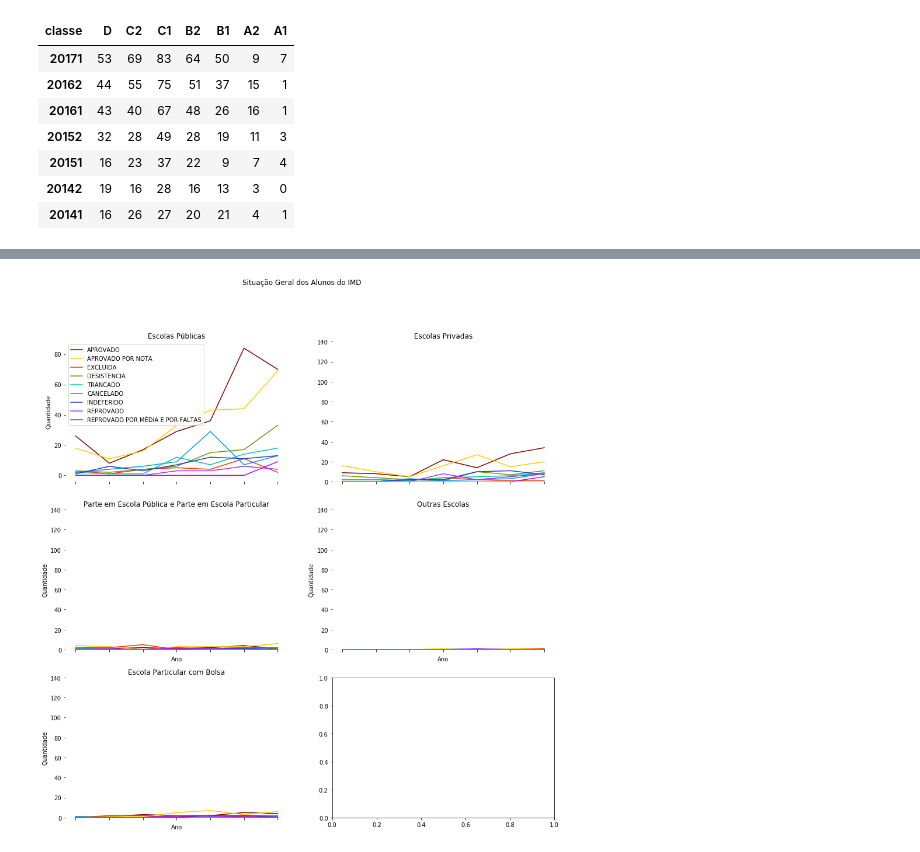
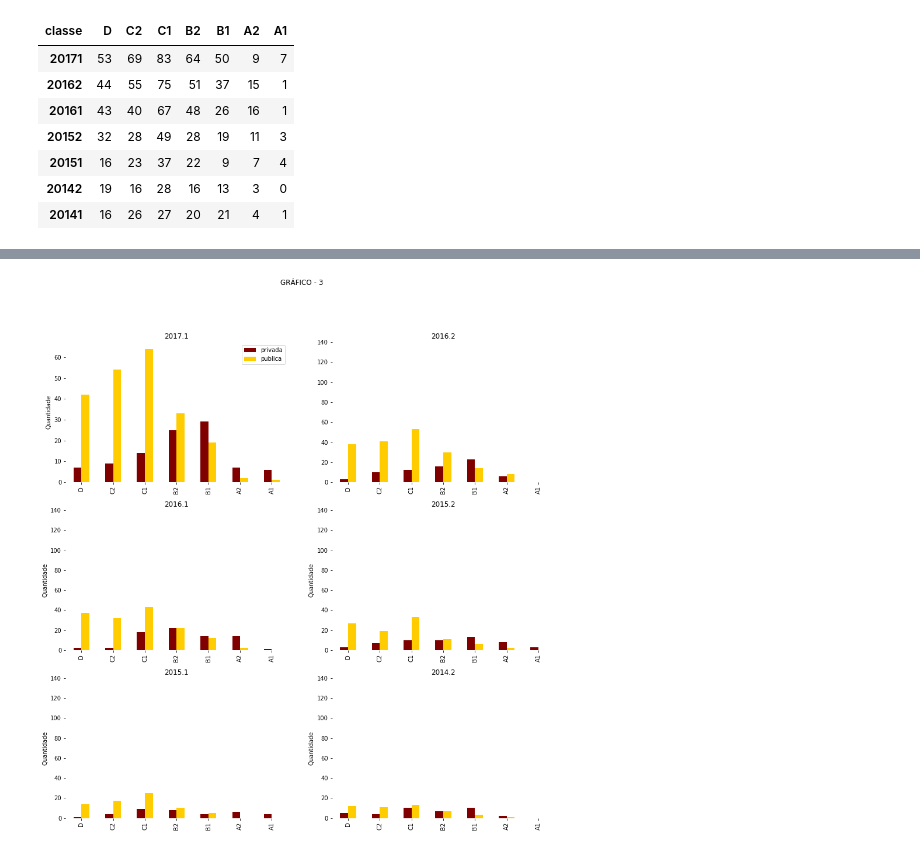
Before and after one commit to lucasgmpaiva/Analise_Dados_UFRN, a Jupyter notebook: UFRN Data Analysis.ipynb, the cells around one changed output, grey strips where cells are left out. Saved outputs shown, nothing was run; the diff lists cells and outputs as text; code cells hidden in the pictures.

```diff
--- a/UFRN Data Analysis.ipynb
+++ b/UFRN Data Analysis.ipynb
@@ -779,6 +738,5 @@ plt.show()
 # %%
 fig_situacao, axies = plt.subplots( ncols=2, nrows=3, figsize=(15,15))
-
 #Cores
 cor1 = (128/255,0/255,0/255)
 cor2 = (255/255,204/255,0/255)
@@ -787,60 +745,56 @@ cor4 = (102/255,153/255,0/255)
 cor5 = (0/255,204/255,153/255)
 cor6 = (0/255,153/255,255/255)
 cor7 = (51/255,51/255,204/255)
 cor8 = (153/255,51/255,255/255)
 cor9 = (204/255,0/255,204/255)
-
 def cleanPosicoes():
     posicoes = ['left','right','bottom', 'top']
     for i in range(0,4):
         ax.spines[posicoes[i]].set_visible(False)
-
-ax = all_public_school.plot( kind='line', x ='index', y = ['APROVADO', 'APROVADO POR NOTA','EXCLUIDA','DESISTENCIA', 'TRANCADO', 'CANCELADO', 'INDEFERIDO','REPROVADO', 'REPROVADO POR MÉDIA E POR FALTAS'],
+ax = dados_escola_2017_1_classe.plot( kind='bar', x ='classe', y = ['privada','publica'],
               color=[cor1,cor2,cor3,cor4,cor5,cor6,cor7,cor8,cor9],
-              title='Escolas Públicas', ax = axies[0,0])
+              title='2017.1', ax = axies[0,0])
+ax.set_xlabel("")
+ax.set_ylabel("Quantidade")
+cleanPosicoes()
+ax = dados_escola_2016_2_classe.plot( kind='bar', x ='classe', y = ['privada','publica'],
+              color=[cor1,cor2,cor3,cor4,cor5,cor6,cor7,cor8,cor9],
+              title='2016.2', ax = axies[0,1], legend= False)
+ax.set_xlabel("")
+ax.set_ylim([0, 140])
+cleanPosicoes()
+ax = dados_escola_2016_1_classe.plot( kind='bar', x ='classe', y = ['privada','publica'],
+              color=[cor1,cor2,cor3,cor4,cor5,cor6,cor7,cor8,cor9],
+              title='2016.1', ax = axies[1,0], legend= False)
 
 ax.set_xlabel("")
 ax.set_ylabel("Quantidade")
-cleanPosicoes()
-
-
-ax = all_private_school.plot( kind='line', x ='index', y = ['APROVADO', 'APROVADO POR NOTA','EXCLUIDA','DESISTENCIA', 'TRANCADO', 'CANCELADO', 'INDEFERIDO','REPROVADO', 'REPROVADO POR MÉDIA E POR FALTAS'],
-              color=[cor1,cor2,cor3,cor4,cor5,cor6,cor7,cor8,cor9],
-              title='Escolas Privadas', ax = axies[0,1], legend= False)
-
-ax.set_xlabel("")
 ax.set_ylim([0, 140])
 cleanPosicoes()
-
-ax = middle_school.plot( kind='line', x ='index', y = ['APROVADO', 'APROVADO POR NOTA','EXCLUIDA','DESISTENCIA', 'TRANCADO', 'CANCELADO', 'INDEFERIDO','REPROVADO', 'REPROVADO POR MÉDIA E POR FALTAS'],
+ax = dados_escola_2015_2_classe.plot( kind='bar', x ='classe', y = ['privada','publica'],
               color=[cor1,cor2,cor3,cor4,cor5,cor6,cor7,cor8,cor9],
-              title='Parte em Escola Pública e Parte em Escola Particular', ax = axies[1,0], legend= False)
-
-ax.set_xlabel("Ano")
+              title='2015.2', ax = axies[1,1], legend= False)
+ax.set_xlabel("")
 ax.set_ylabel("Quantidade")
 ax.set_ylim([0, 140])
 cleanPosicoes()
-
-ax = other_school.plot( kind='line', x ='index', y = ['APROVADO', 'APROVADO POR NOTA','EXCLUIDA','DESISTENCIA', 'TRANCADO', 'CANCELADO', 'INDEFERIDO','REPROVADO', 'REPROVADO POR MÉDIA E POR FALTAS'],
+ax = dados_escola_2015_1_classe.plot( kind='bar', x ='classe', y = ['privada','publica'],
               color=[cor1,cor2,cor3,cor4,cor5,cor6,cor7,cor8,cor9],
-              title='Outras Escolas', ax = axies[1,1], legend= False)
-
-ax.set_xlabel("Ano")
+              title='2015.1', ax = axies[2,0], legend= False)
+ax.set_xlabel("")
 ax.set_ylabel("Quantidade")
 ax.set_ylim([0, 140])
 cleanPosicoes()
+ax = dados_escola_2014_2_classe.plot( kind='bar', x ='classe', y = ['privada','publica'],
+              color=[cor1,cor2,cor3,cor4,cor5,cor6,cor7,cor8,cor9],
+              title='2014.2', ax = axies[2,1], legend= False)
 
-ax = bolsa_school.plot( kind='line', x ='index', y = ['APROVADO', 'APROVADO POR NOTA','EXCLUIDA','DESISTENCIA', 'TRANCADO', 'CANCELADO', 'INDEFERIDO','REPROVADO', 'REPROVADO POR MÉDIA E POR FALTAS'],
-              color=[cor1,cor2,cor3,cor4,cor5,cor6,cor7,cor8,cor9],
-              title='Escola Particular com Bolsa', ax = axies[2,0], legend= False)
-
-ax.set_xlabel("Ano")
+ax.set_xlabel("")
 ax.set_ylabel("Quantidade")
 ax.set_ylim([0, 140])
 cleanPosicoes()
-
 fig_situacao.subplots_adjust(hspace = 0.2)
-fig_situacao.suptitle("Situação Geral dos Alunos do IMD")
+fig_situacao.suptitle("GRÁFICO - 3")
 plt.show()
 # %% [output]
-[figure, old version]
+[figure, new version]
```
Also changed, not shown: parts of 78 cells of this notebook, 1 other file.
